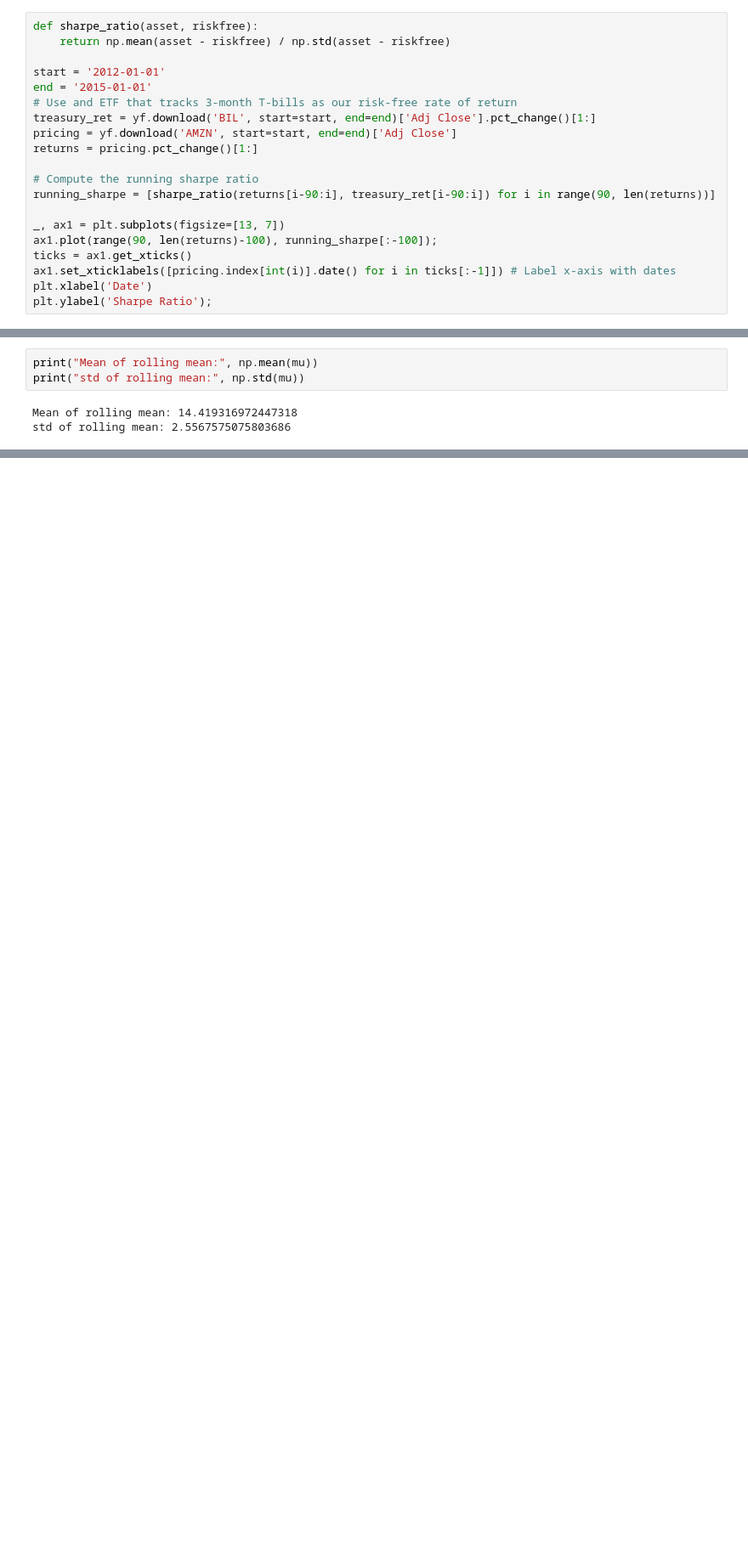
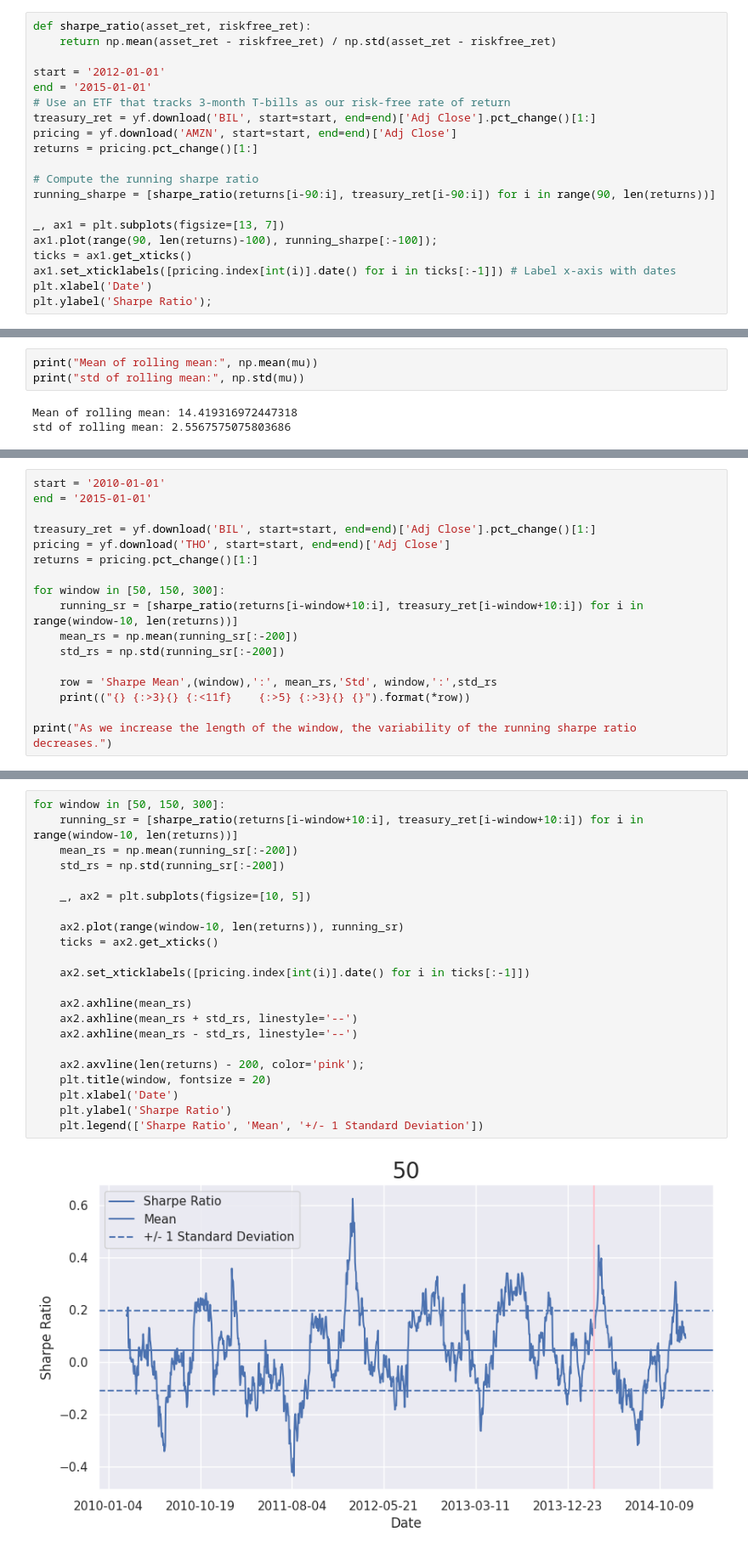
Before and after one commit to JBobbyy/quant-start, a Jupyter notebook: 8-instability_of_estimates.ipynb, the cells around one changed output, grey strips where cells are left out. Shown: that part at 85% size. Cells and saved outputs as stored; diff of their text form; blank space fills up the shorter version.

```diff
--- a/8-instability_of_estimates.ipynb
+++ b/8-instability_of_estimates.ipynb
@@ -113,12 +113,12 @@ Sharpe ratio measures the additional return per unit additional risk achieved by
 # %% [markdown]
 $R = \frac{E[r_a - r_b]}{\sqrt{Var(r_a - r_b)}}$
 # %%
-def sharpe_ratio(asset, riskfree):
-    return np.mean(asset - riskfree) / np.std(asset - riskfree)
+def sharpe_ratio(asset_ret, riskfree_ret):
+    return np.mean(asset_ret - riskfree_ret) / np.std(asset_ret - riskfree_ret)
 
 start = '2012-01-01'
 end = '2015-01-01'
-# Use and ETF that tracks 3-month T-bills as our risk-free rate of return
+# Use an ETF that tracks 3-month T-bills as our risk-free rate of return
 treasury_ret = yf.download('BIL', start=start, end=end)['Adj Close'].pct_change()[1:]
 pricing = yf.download('AMZN', start=start, end=end)['Adj Close']
 returns = pricing.pct_change()[1:]
@@ -223,0 +284,17 @@ plt.legend(['Price', 'Moving Average', 'Moving Average +1 Std', 'Moving Average
+# %%
+start = '2010-01-01'
+end = '2015-01-01'
+
+treasury_ret = yf.download('BIL', start=start, end=end)['Adj Close'].pct_change()[1:]
+pricing = yf.download('THO', start=start, end=end)['Adj Close']
+returns = pricing.pct_change()[1:]
+
+for window in [50, 150, 300]:
+    running_sr = [sharpe_ratio(returns[i-window+10:i], treasury_ret[i-window+10:i]) for i in range(window-10, len(returns))]
+    mean_rs = np.mean(running_sr[:-200])
+    std_rs = np.std(running_sr[:-200])
+
+    row = 'Sharpe Mean',(window),':', mean_rs,'Std', window,':',std_rs
+    print(("{} {:>3}{} {:<11f}    {:>5} {:>3}{} {}").format(*row))
+
+print("As we increase the length of the window, the variability of the running sharpe ratio decreases.")
@@ -223,0 +308,24 @@ plt.legend(['Price', 'Moving Average', 'Moving Average +1 Std', 'Moving Average
+# %%
+for window in [50, 150, 300]:
+    running_sr = [sharpe_ratio(returns[i-window+10:i], treasury_ret[i-window+10:i]) for i in range(window-10, len(returns))]
+    mean_rs = np.mean(running_sr[:-200])
+    std_rs = np.std(running_sr[:-200])
+
+    _, ax2 = plt.subplots(figsize=[10, 5])
+
+    ax2.plot(range(window-10, len(returns)), running_sr)
+    ticks = ax2.get_xticks()
+
+    ax2.set_xticklabels([pricing.index[int(i)].date() for i in ticks[:-1]])
+
+    ax2.axhline(mean_rs)
+    ax2.axhline(mean_rs + std_rs, linestyle='--')
+    ax2.axhline(mean_rs - std_rs, linestyle='--')
+
+    ax2.axvline(len(returns) - 200, color='pink');
+    plt.title(window, fontsize = 20)
+    plt.xlabel('Date')
+    plt.ylabel('Sharpe Ratio')
+    plt.legend(['Sharpe Ratio', 'Mean', '+/- 1 Standard Deviation'])
+# %% [output]
+[figure, added]
```
Also changed, not shown: parts of 16 cells of this notebook.
